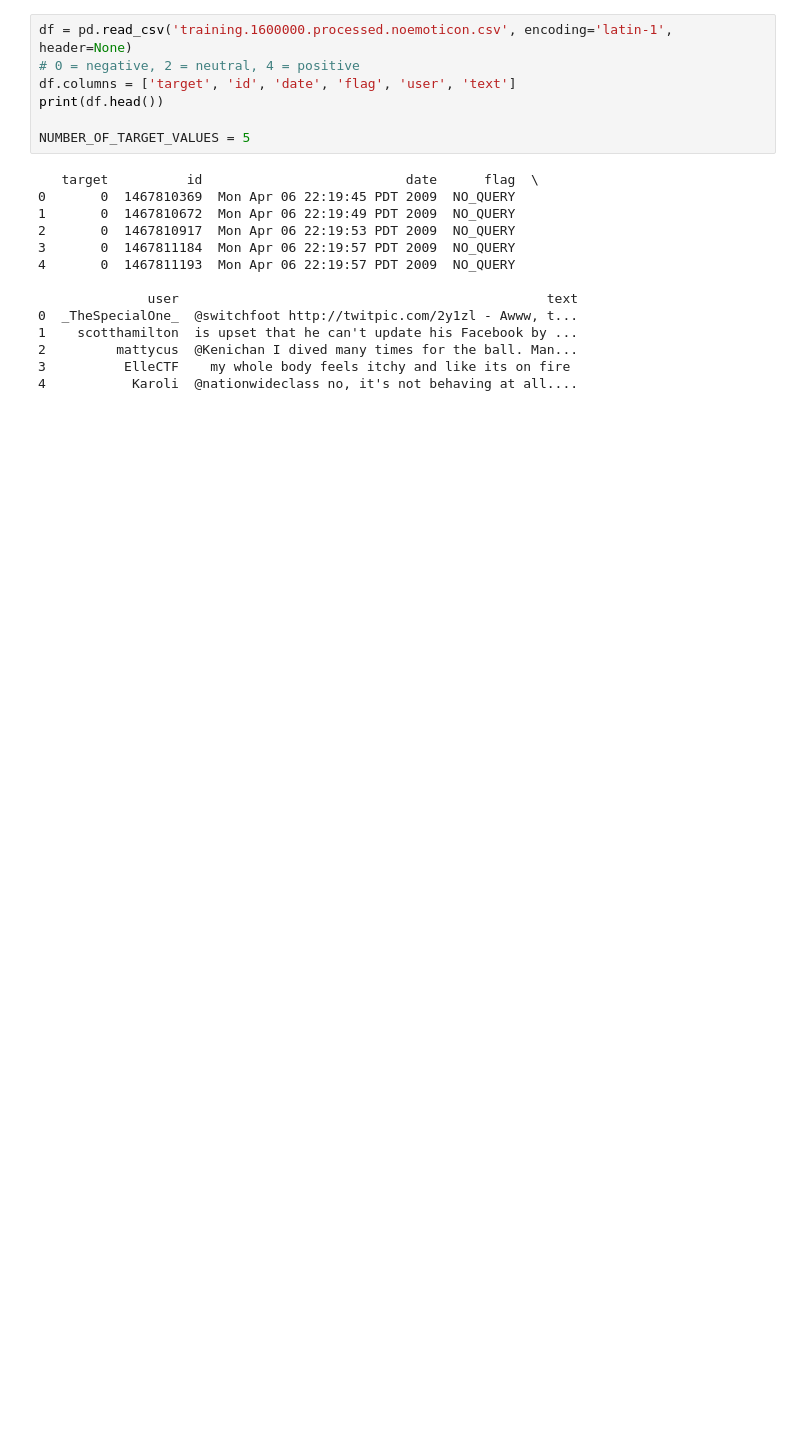
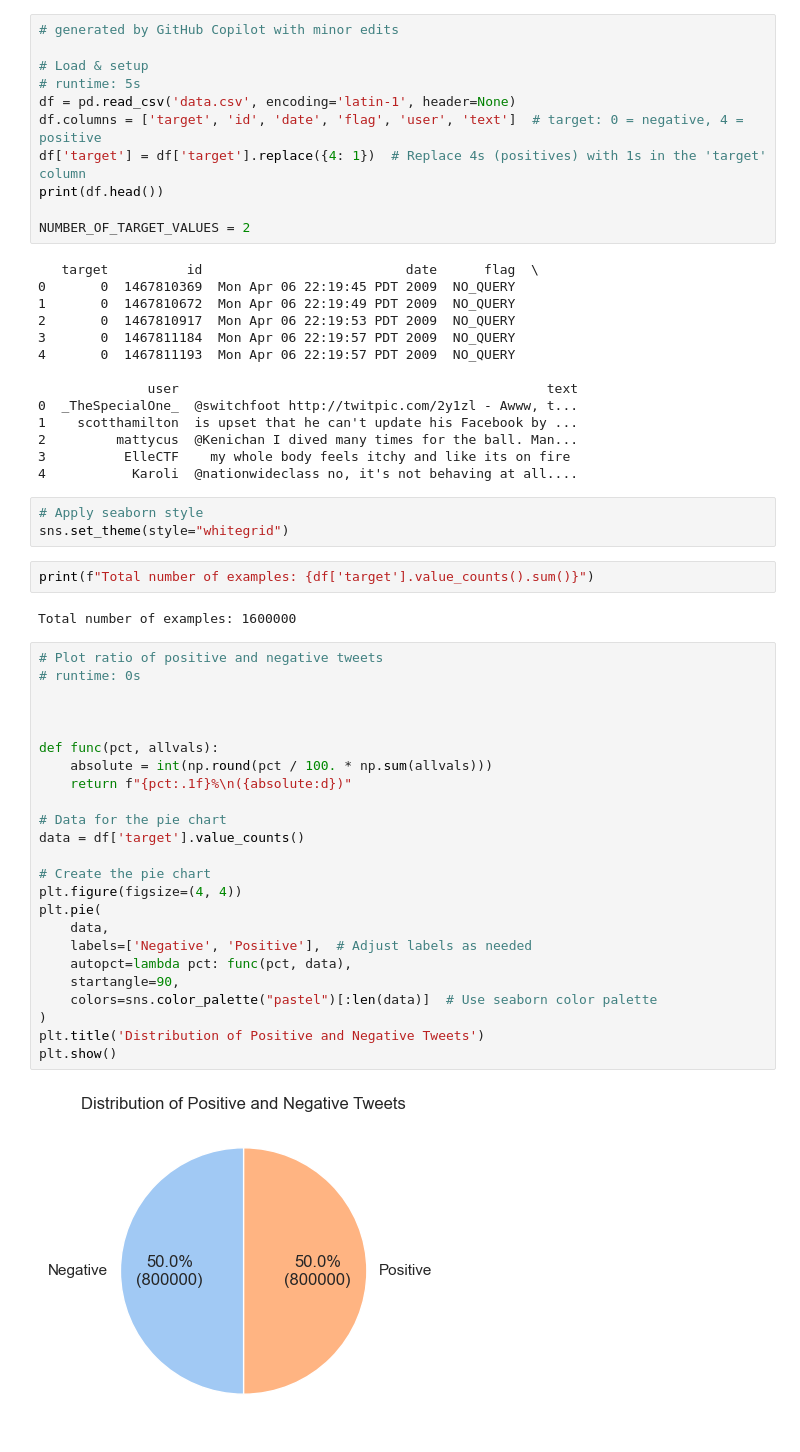
Before and after one commit to I7T5/SentimentNLP, a Jupyter notebook: project.ipynb, the cells around one changed output. Cells and saved outputs as stored; diff of their text form; blank space fills up the shorter version.

Commit message:
added total positives and negatives count and improved word count

```diff
--- a/project.ipynb
+++ b/project.ipynb
@@ -46,10 +46,14 @@ from typing import Dict, List, Union
 # %%
-df = pd.read_csv('training.1600000.processed.noemoticon.csv', encoding='latin-1', header=None)
-# 0 = negative, 2 = neutral, 4 = positive
-df.columns = ['target', 'id', 'date', 'flag', 'user', 'text']
+# generated by GitHub Copilot with minor edits
+
+# Load & setup
+# runtime: 5s
+df = pd.read_csv('data.csv', encoding='latin-1', header=None)
+df.columns = ['target', 'id', 'date', 'flag', 'user', 'text']  # target: 0 = negative, 4 = positive
+df['target'] = df['target'].replace({4: 1})  # Replace 4s (positives) with 1s in the 'target' column
 print(df.head())
 
-NUMBER_OF_TARGET_VALUES = 5
+NUMBER_OF_TARGET_VALUES = 2
 # %% [output]
    target          id                          date      flag  \
 0       0  1467810369  Mon Apr 06 22:19:45 PDT 2009  NO_QUERY
@@ -64,3 +68,36 @@ NUMBER_OF_TARGET_VALUES = 5
 2         mattycus  @Kenichan I dived many times for the ball. Man...
 3          ElleCTF    my whole body feels itchy and like its on fire
 4           Karoli  @nationwideclass no, it's not behaving at all....
+# %%
+# Apply seaborn style
+sns.set_theme(style="whitegrid")
+# %%
+print(f"Total number of examples: {df['target'].value_counts().sum()}")
+# %% [output]
+Total number of examples: 1600000
+# %%
+# Plot ratio of positive and negative tweets
+# runtime: 0s
+
+
+
+def func(pct, allvals):
+    absolute = int(np.round(pct / 100. * np.sum(allvals)))
+    return f"{pct:.1f}%\n({absolute:d})"
+
+# Data for the pie chart
+data = df['target'].value_counts()
+
+# Create the pie chart
+plt.figure(figsize=(4, 4))
+plt.pie(
+    data,
+    labels=['Negative', 'Positive'],  # Adjust labels as needed
+    autopct=lambda pct: func(pct, data),
+    startangle=90,
+    colors=sns.color_palette("pastel")[:len(data)]  # Use seaborn color palette
+)
+plt.title('Distribution of Positive and Negative Tweets')
+plt.show()
+# %% [output]
+[figure, added]
```
Also changed, not shown: parts of 9 cells of this notebook.
